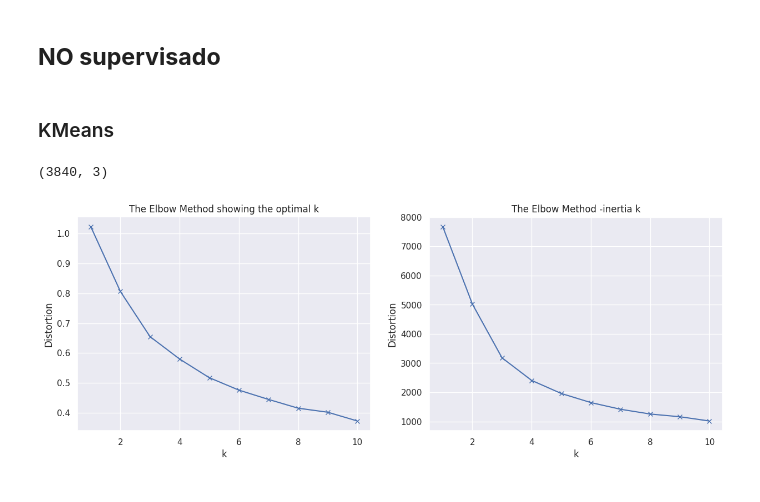
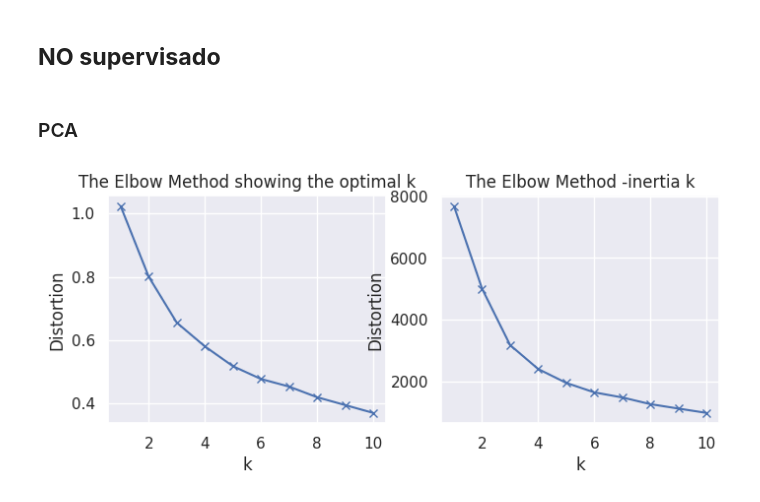
Before and after one commit to IC-03/Royal-Flush, a Jupyter notebook: Royal_Flush_Classification_Models_For_A_Poker_Hands_Dataset.ipynb, the cells around one changed output. Drawn from its saved outputs; the diff is of its cells as text; code cells hidden in the pictures.

```diff
--- a/Royal_Flush_Classification_Models_For_A_Poker_Hands_Dataset.ipynb
+++ b/Royal_Flush_Classification_Models_For_A_Poker_Hands_Dataset.ipynb
@@ -1096,40 +1047,39 @@ accuracy en GausianNaiveBayes es 0.34792 y con cross validation 0.30354 (+/- 0.0
 # %% [markdown]
 ## **NO supervisado**
 # %% [markdown]
-### KMeans
+### PCA
 # %%
-# @title PCA y KMeans
+# @title PCA con dos componentes
+poker2 = pd.read_csv("https://raw.githubusercontent.com/IC-03/Royal-Flush/main/Dataset/poker2.csv")
 X = poker2.values[:,:-1] # X: input columns
 y = poker2.values[:,-1]  # y: colum to be predicted
 X_train2, X_test2, y_train2, y_test2 = train_test_split(X, y, test_size=0.2, random_state=21)
 
 # Elegimos 3 componentes para gráficar, aunque no cumple la regla de la Varianza Explicada
-pca_poker = PCA(n_components= 3, whiten=True)
+pca_poker = PCA(n_components= 2, whiten=True)
 xtrain_poker_pca = pca_poker.fit_transform(X_train2)
 xtest_poker_pca = pca_poker.fit_transform(X_test2)
-print(xtrain_poker_pca.shape)
-# %% [output]
-(3840, 3)
 # %%
-# @title Kmeans: Criterio del codo
+# @title Kmeans: Criterio del codo para PCA
+# Solo para xtrain PCA
 from scipy.spatial.distance import cdist
 
 distortions = []
 wss = [] #Within-Cluster-Sum of Squared
 K = range(1,11)
 for k in K:
     kmeanModel = KMeans(n_clusters=k, n_init='auto')
     kmeanModel.fit(xtrain_poker_pca)
     distortions.append(sum(np.min(cdist(xtrain_poker_pca, kmeanModel.cluster_centers_, 'euclidean'), axis=1)) / X.shape[0]) #Distancias minimas de
     wss.append(kmeanModel.inertia_)  #Distancia entre costlers, busca que los cluster este los mas cercano posible
 
-plt.figure(figsize=(15,5))
+plt.figure(figsize=(8,3))
 plt.subplot(121)
 plt.plot(K, distortions, 'bx-'); plt.xlabel('k');plt.ylabel('Distortion')
 plt.title('The Elbow Method showing the optimal k')
 plt.subplot(122)
 plt.plot(K, wss, 'bx-'); plt.xlabel('k');plt.ylabel('Distortion')
 plt.title('The Elbow Method -inertia k')
 plt.show()
 # %% [output]
-[figure, old version]
+[figure, new version]
```
Also changed, not shown: parts of 33 cells of this notebook.
